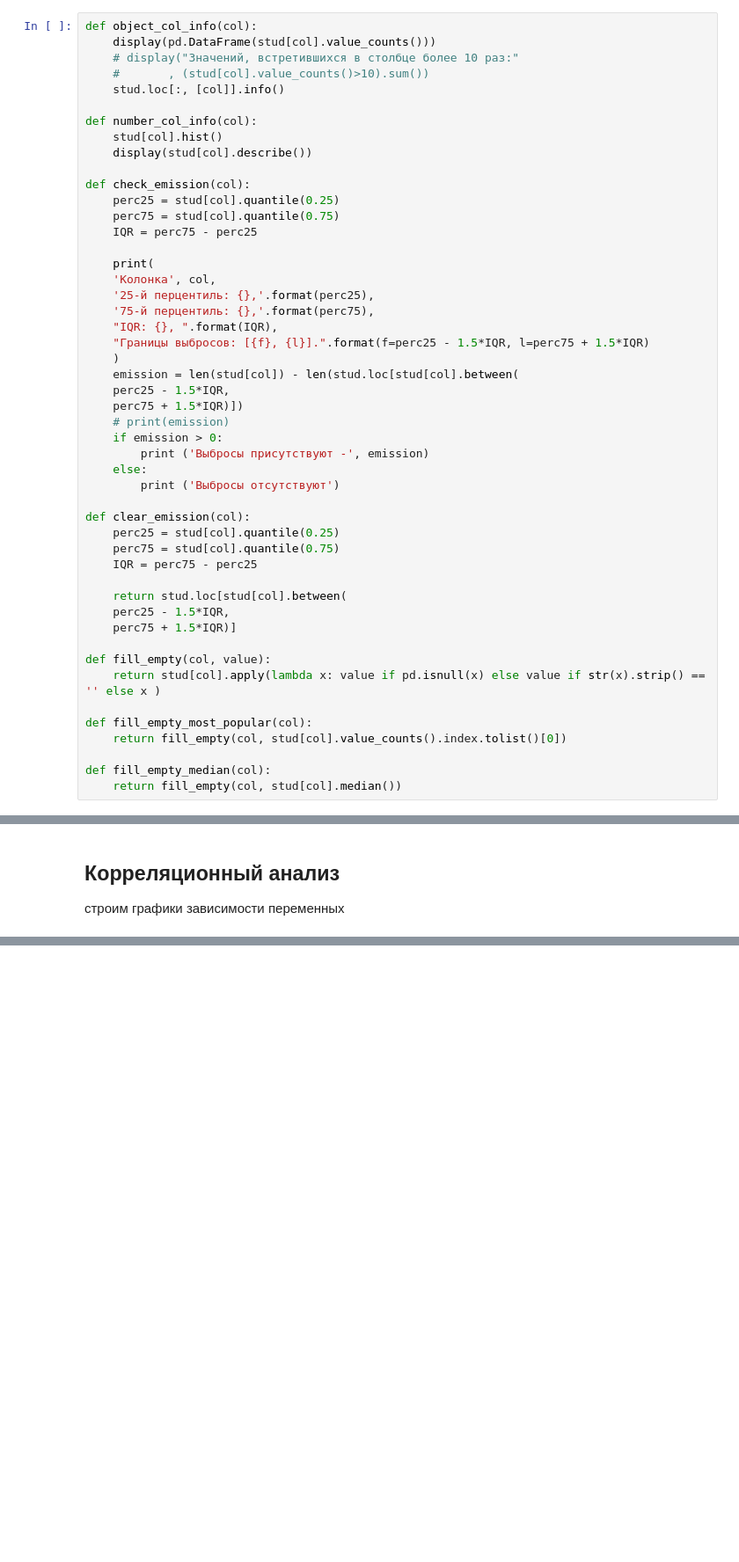
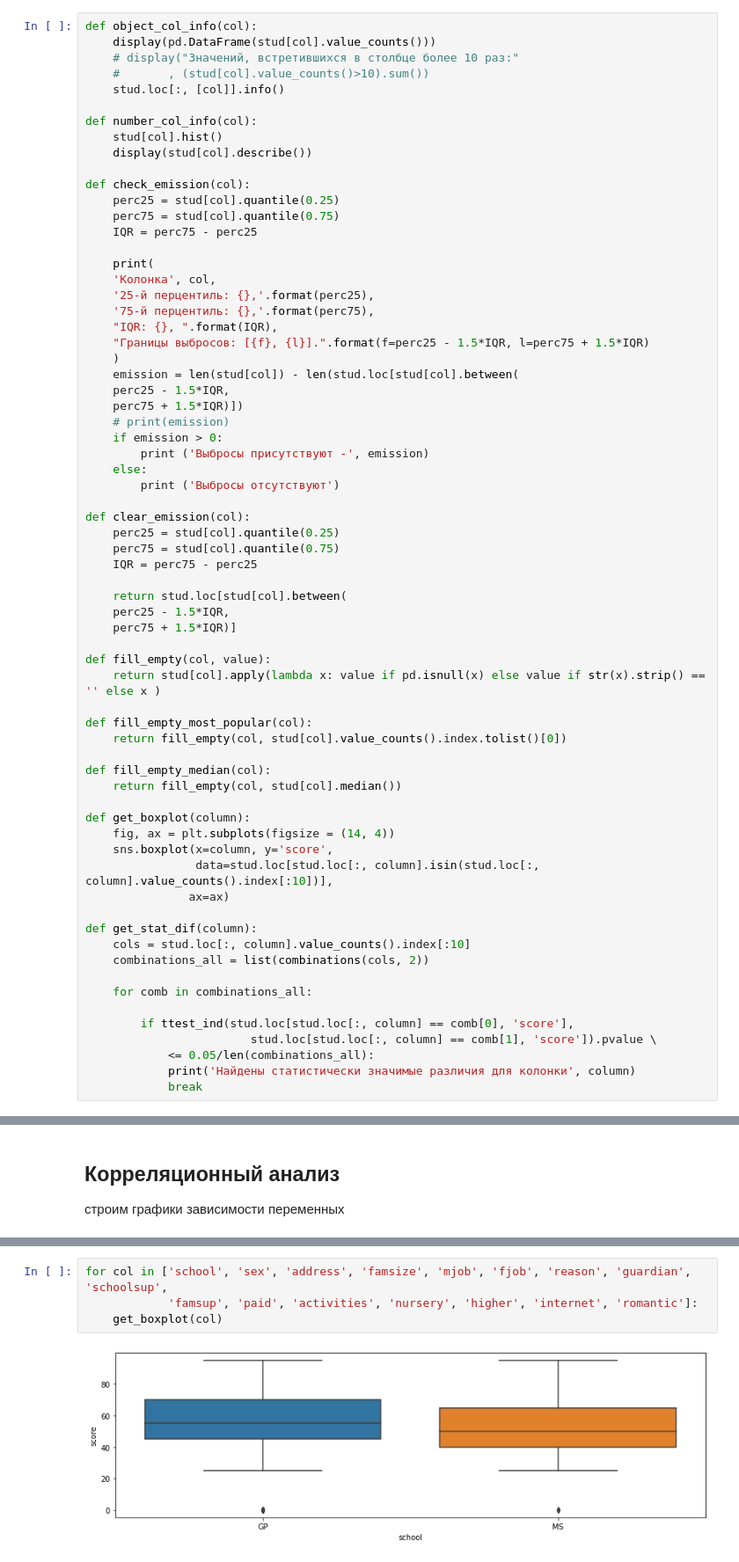
Before and after one commit to dnolbon/dts-37, a Jupyter notebook: module_2/Module_2.ipynb, the cells around one changed output, grey strips where cells are left out. Shown at 88% size. Saved outputs shown, nothing was run; the diff lists cells and outputs as text; blank space fills up the shorter version.

```diff
--- a/module_2/Module_2.ipynb
+++ b/module_2/Module_2.ipynb
@@ -76,6 +76,24 @@ def fill_empty_most_popular(col):
 
 def fill_empty_median(col):
     return fill_empty(col, stud[col].median())
+
+def get_boxplot(column):
+    fig, ax = plt.subplots(figsize = (14, 4))
+    sns.boxplot(x=column, y='score',
+                data=stud.loc[stud.loc[:, column].isin(stud.loc[:, column].value_counts().index[:10])],
+               ax=ax)
+
+def get_stat_dif(column):
+    cols = stud.loc[:, column].value_counts().index[:10]
+    combinations_all = list(combinations(cols, 2))
+
+    for comb in combinations_all:
+
+        if ttest_ind(stud.loc[stud.loc[:, column] == comb[0], 'score'],
+                        stud.loc[stud.loc[:, column] == comb[1], 'score']).pvalue \
+            <= 0.05/len(combinations_all):
+            print('Найдены статистически значимые различия для колонки', column)
+            break
 # %%
 # приведем все колонки к одному формату
 stud.columns = [x.lower() for x in stud.columns ]
@@ -760,0 +844,6 @@ sns.pairplot(stud, kind = 'reg')
+# %%
+for col in ['school', 'sex', 'address', 'famsize', 'mjob', 'fjob', 'reason', 'guardian', 'schoolsup',
+            'famsup', 'paid', 'activities', 'nursery', 'higher', 'internet', 'romantic']:
+    get_boxplot(col)
+# %% [output]
+[figure, added]
```
Also changed, not shown: parts of 13 cells of this notebook, 1 other file.
